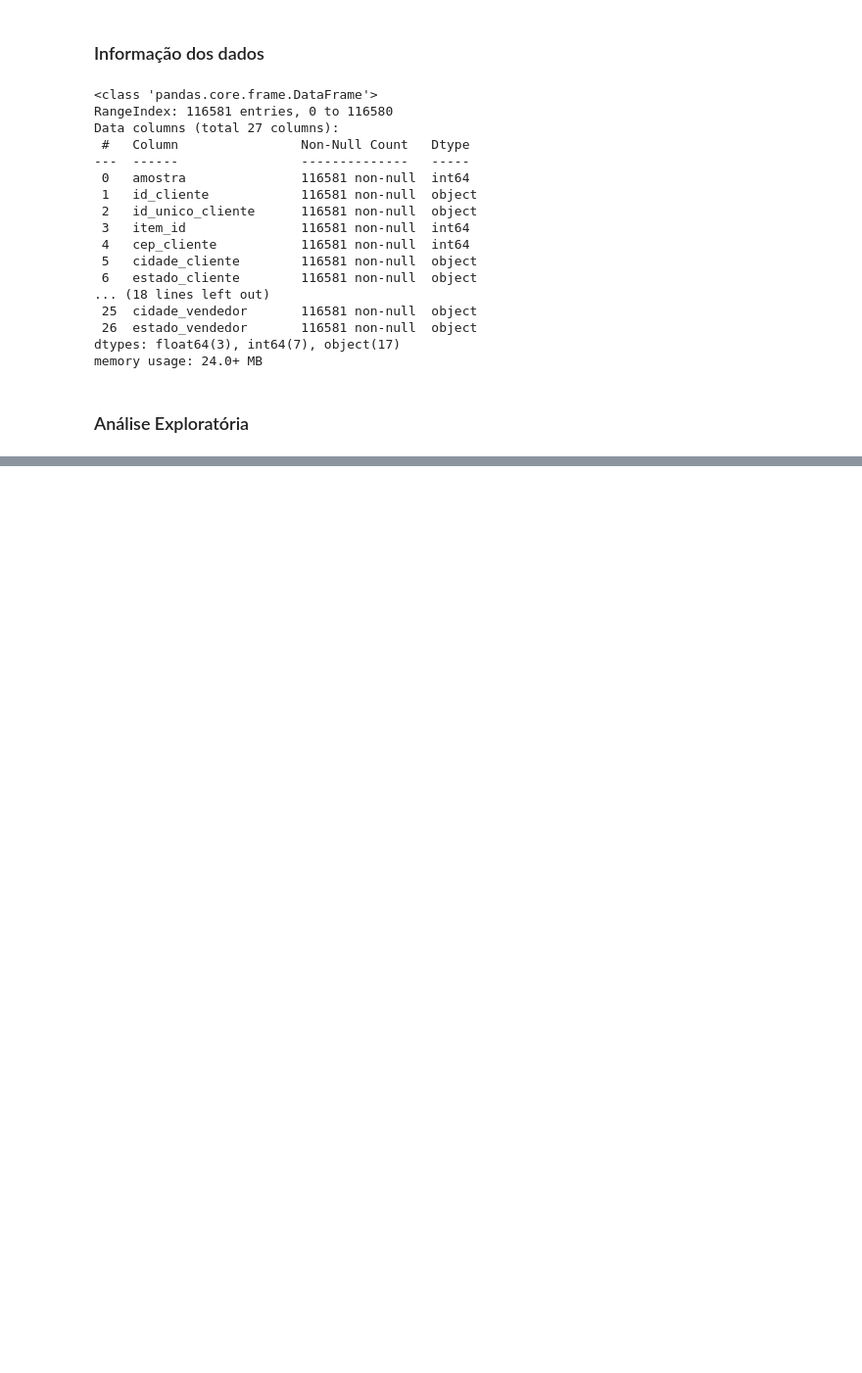
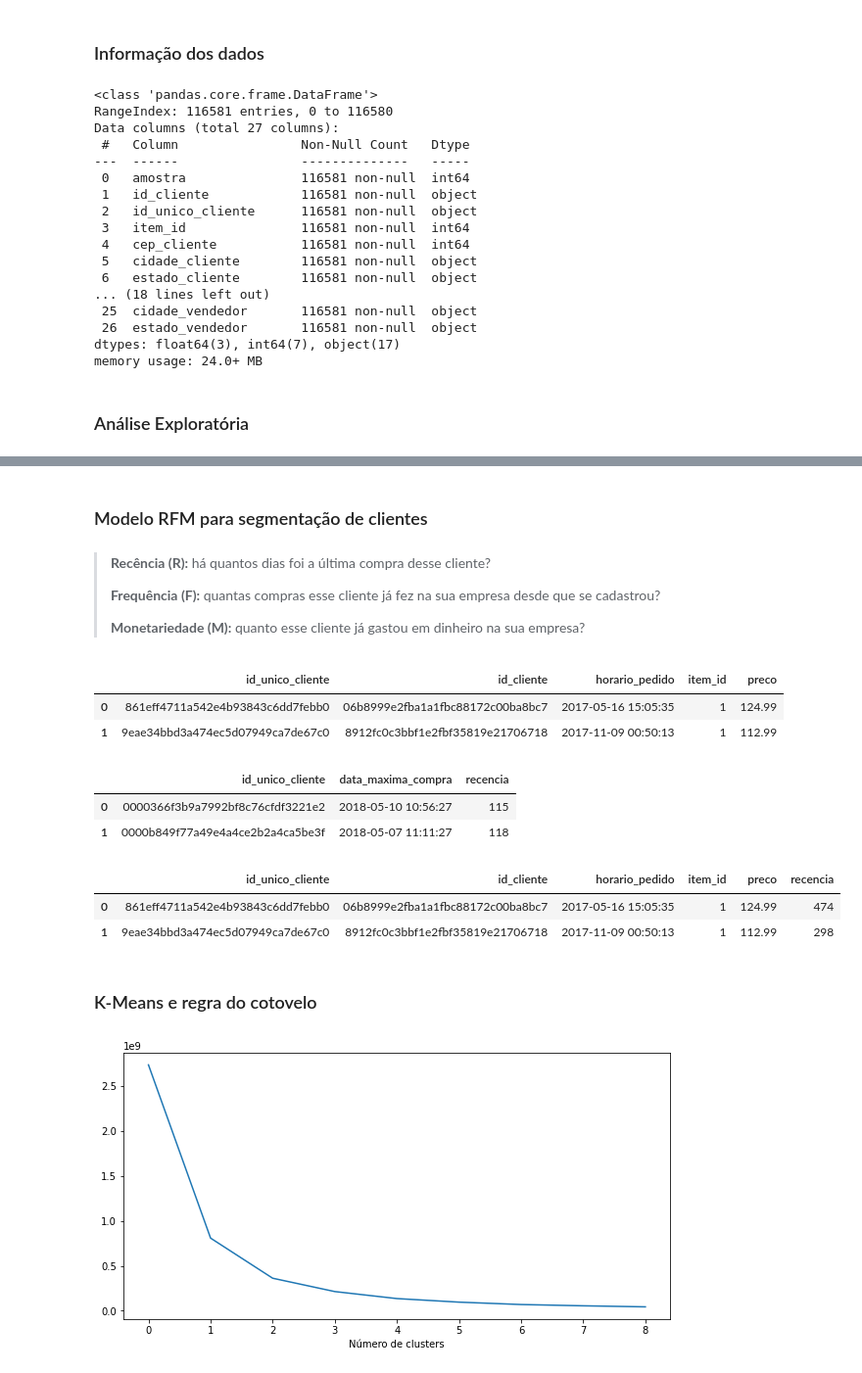
Before and after one commit to LilianeAquino/notebooks_cursos_alura, a Jupyter notebook: Clusterização de dados: Segmentação de clientes/clusterização_segmentação_clientes.ipynb, the cells around one changed output, grey strips where cells are left out. Shown at 98% size. Saved outputs shown, nothing was run; the diff lists cells and outputs as text; code cells hidden in the pictures; blank space fills up the shorter version.

```diff
--- a/Clusterização de dados: Segmentação de clientes/clusterização_segmentação_clientes.ipynb
+++ b/Clusterização de dados: Segmentação de clientes/clusterização_segmentação_clientes.ipynb
@@ -76,0 +93,53 @@ def plot_perc(st, dados):
+# %% [markdown]
+### Modelo RFM para segmentação de clientes
+# %% [markdown]
+> <p align='justify'><b>Recência (R):</b> há quantos dias foi a última compra desse cliente?</p>
+> <p align='justify'><b>Frequência (F):</b> quantas compras esse cliente já fez na sua empresa desde que se cadastrou?</p>
+> <p align='justify'><b>Monetariedade (M):</b> quanto esse cliente já gastou em dinheiro na sua empresa?</p>
+# %%
+df_olist = df[['id_unico_cliente', 'id_cliente', 'horario_pedido', 'item_id', 'preco']].copy()
+df_olist.head(2)
+# %% [output]
+|  | id_unico_cliente | id_cliente | horario_pedido | item_id | preco |
+| 0 | 861eff4711a542e4b93843c6dd7febb0 | 06b8999e2fba1a1fbc88172c00ba8bc7 | 2017-05-16 15:05:35 | 1 | 124.99 |
+| 1 | 9eae34bbd3a474ec5d07949ca7de67c0 | 8912fc0c3bbf1e2fbf35819e21706718 | 2017-11-09 00:50:13 | 1 | 112.99 |
+# %%
+df_compra = df.groupby('id_unico_cliente')['horario_pedido'].max().reset_index()
+df_compra.columns = ['id_unico_cliente', 'data_maxima_compra']
+df_compra['data_maxima_compra'] = pd.to_datetime(df_compra['data_maxima_compra'])
+df_compra['recencia'] = (df_compra['data_maxima_compra'].max() - df_compra['data_maxima_compra']).dt.days
+df_compra.head(2)
+# %% [output]
+|  | id_unico_cliente | data_maxima_compra | recencia |
+| 0 | 0000366f3b9a7992bf8c76cfdf3221e2 | 2018-05-10 10:56:27 | 115 |
+| 1 | 0000b849f77a49e4a4ce2b2a4ca5be3f | 2018-05-07 11:11:27 | 118 |
+# %%
+df_usuario = pd.merge(df_olist, df_compra[['id_unico_cliente', 'recencia']], on='id_unico_cliente')
+df_usuario.head(2)
+# %% [output]
+|  | id_unico_cliente | id_cliente | horario_pedido | item_id | preco | recencia |
+| 0 | 861eff4711a542e4b93843c6dd7febb0 | 06b8999e2fba1a1fbc88172c00ba8bc7 | 2017-05-16 15:05:35 | 1 | 124.99 | 474 |
+| 1 | 9eae34bbd3a474ec5d07949ca7de67c0 | 8912fc0c3bbf1e2fbf35819e21706718 | 2017-11-09 00:50:13 | 1 | 112.99 | 298 |
+# %% [markdown]
+### K-Means e regra do cotovelo
+# %%
+from sklearn.cluster import KMeans
+
+def calcular_wcss(dados):
+    wcss = []
+    for k in range(1, 10):
+        kmeans = KMeans(n_clusters=k)
+        kmeans.fit(X=dados)
+        dados['clusters'] = kmeans.labels_
+        wcss.append(kmeans.inertia_)
+    return wcss
+# %%
+df_recencia = df_usuario[['recencia']]
+soma_quadrados = calcular_wcss(df_recencia)
+# %%
+plt.figure(figsize=(10, 5))
+plt.plot(soma_quadrados)
+plt.xlabel('Número de clusters')
+plt.show()
+# %% [output]
+[figure, added]
```
Also changed, not shown: parts of 8 cells of this notebook.
